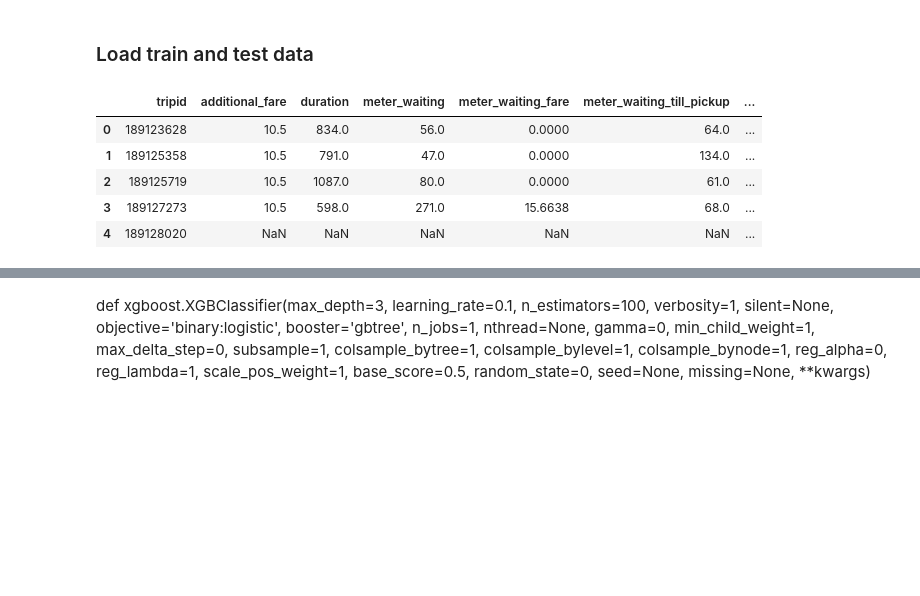
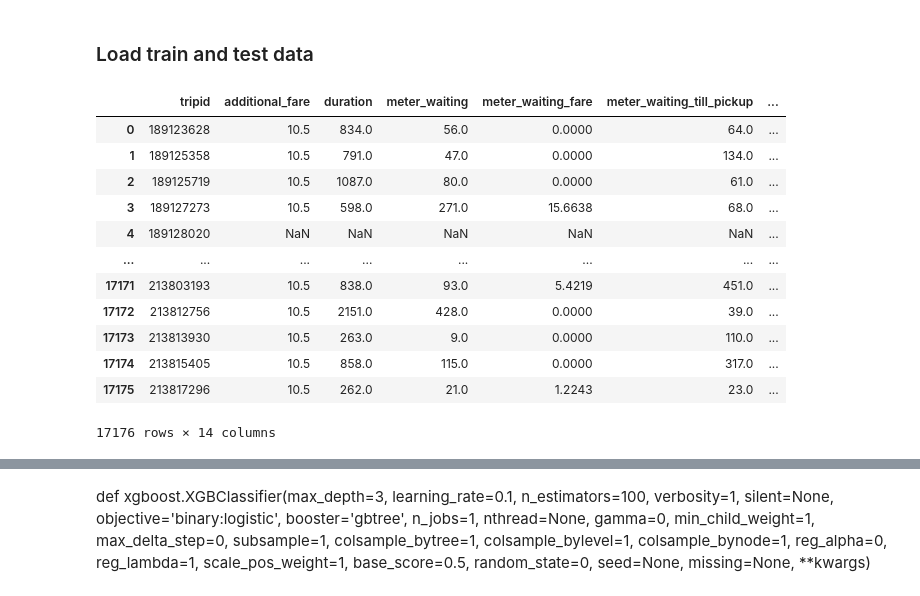
Before and after one commit to bhanukad610/Fare-Classification, a Jupyter notebook: Fare_Classification_with_XGBoost.ipynb, the cells around one changed output, grey strips where cells are left out. Saved outputs shown, nothing was run; the diff lists cells and outputs as text; code cells hidden in the pictures; blank space fills up the shorter version.

```diff
--- a/Fare_Classification_with_XGBoost.ipynb
+++ b/Fare_Classification_with_XGBoost.ipynb
@@ -169,14 +207,21 @@ df = pd.read_csv('/content/drive/My Drive/Semester 7/ML/Project/Data/train.csv')
 df['label'].replace(to_replace=['correct','incorrect'], value=[1,0],inplace=True)
 features = ['additional_fare','duration', 'meter_waiting', 'meter_waiting_fare', 'meter_waiting_till_pickup', 'fare']
 # %%
-df.head()
+df
 # %% [output]
 |  | tripid | additional_fare | duration | meter_waiting | meter_waiting_fare | meter_waiting_till_pickup | ... |
 | 0 | 189123628 | 10.5 | 834.0 | 56.0 | 0.0000 | 64.0 | ... |
 | 1 | 189125358 | 10.5 | 791.0 | 47.0 | 0.0000 | 134.0 | ... |
 | 2 | 189125719 | 10.5 | 1087.0 | 80.0 | 0.0000 | 61.0 | ... |
 | 3 | 189127273 | 10.5 | 598.0 | 271.0 | 15.6638 | 68.0 | ... |
 | 4 | 189128020 | NaN | NaN | NaN | NaN | NaN | ... |
+| ... | ... | ... | ... | ... | ... | ... | ... |
+| 17171 | 213803193 | 10.5 | 838.0 | 93.0 | 5.4219 | 451.0 | ... |
+| 17172 | 213812756 | 10.5 | 2151.0 | 428.0 | 0.0000 | 39.0 | ... |
+| 17173 | 213813930 | 10.5 | 263.0 | 9.0 | 0.0000 | 110.0 | ... |
+| 17174 | 213815405 | 10.5 | 858.0 | 115.0 | 0.0000 | 317.0 | ... |
+| 17175 | 213817296 | 10.5 | 262.0 | 21.0 | 1.2243 | 23.0 | ... |
+17176 rows × 14 columns
 # %%
 Features = preprocess(df, features)
 X = Features.to_numpy()
```
Also changed, not shown: parts of 49 cells of this notebook.
